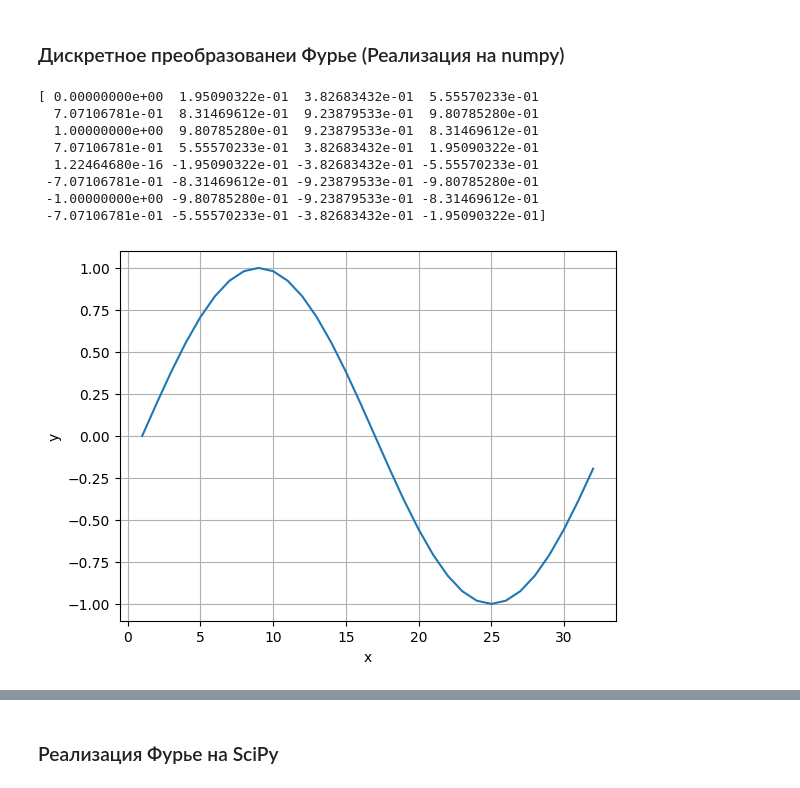
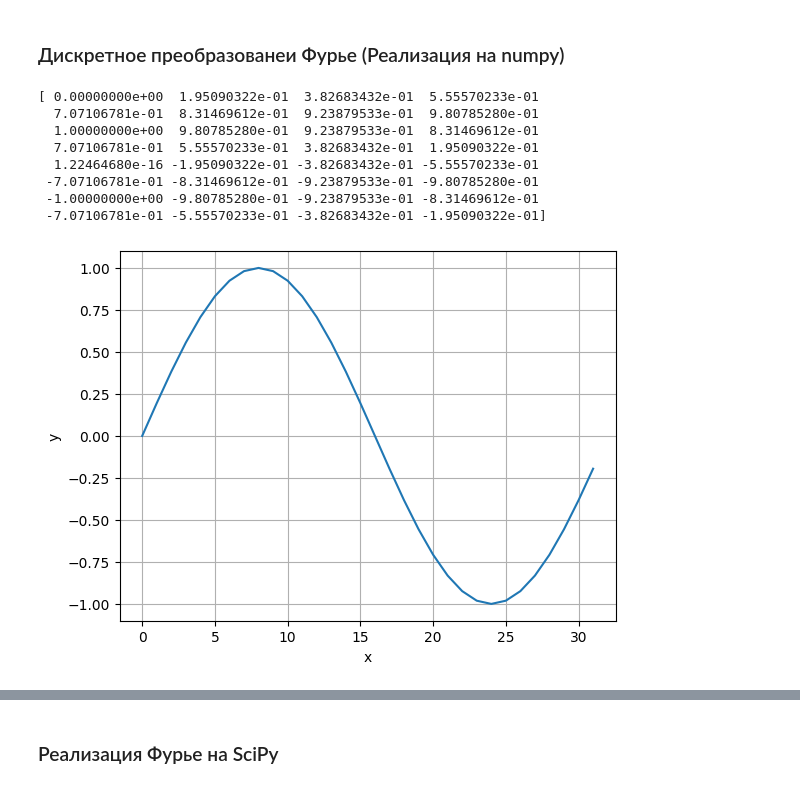
Before and after one commit to Niatomi/conversion-of-measurement-signals-course, a Jupyter notebook: src/practice_5.ipynb, the cells around one changed output, grey strips where cells are left out. Cells and saved outputs as stored; diff of their text form; code cells hidden in the pictures.

```diff
--- a/src/practice_5.ipynb
+++ b/src/practice_5.ipynb
@@ -24,14 +24,14 @@ def plot(x, y):
 def y_1(x):
     return math.sin(2*x*math.pi)
 # %%
-def discrete_count(
+def discrete_get_values(
     func: Callable,
     discrete_range: np.ndarray,
 ) -> np.ndarray:
     result = np.zeros(discrete_range.shape)
     max_value = discrete_range.size
     for idx, value in enumerate(discrete_range):
-        result[idx] = func((value - 1) / max_value)
+        result[idx] = func((value) / max_value)
     return result
 # %%
 def discrete_fourier_transform(
@@ -67,17 +67,17 @@ def reverse_fourier_transform(
     return result
 # %%
 DISCRETE_COUNT_MAX = 32
-discrete_range = np.arange(start=1, stop=DISCRETE_COUNT_MAX + 1)
-discrete_values = discrete_count(y_1, discrete_range)
+discrete_range = np.arange(stop=DISCRETE_COUNT_MAX)
+discrete_values = discrete_get_values(y_1, discrete_range)
 print(discrete_values)
 plot(discrete_range, discrete_values)
 # %% [output]
 [ 0.00000000e+00  1.95090322e-01  3.82683432e-01  5.55570233e-01
   7.07106781e-01  8.31469612e-01  9.23879533e-01  9.80785280e-01
   1.00000000e+00  9.80785280e-01  9.23879533e-01  8.31469612e-01
   7.07106781e-01  5.55570233e-01  3.82683432e-01  1.95090322e-01
   1.22464680e-16 -1.95090322e-01 -3.82683432e-01 -5.55570233e-01
  -7.07106781e-01 -8.31469612e-01 -9.23879533e-01 -9.80785280e-01
  -1.00000000e+00 -9.80785280e-01 -9.23879533e-01 -8.31469612e-01
  -7.07106781e-01 -5.55570233e-01 -3.82683432e-01 -1.95090322e-01]
-[figure, old version]
+[figure, new version]
```
Also changed, not shown: parts of 11 cells of this notebook, 1 other file.
